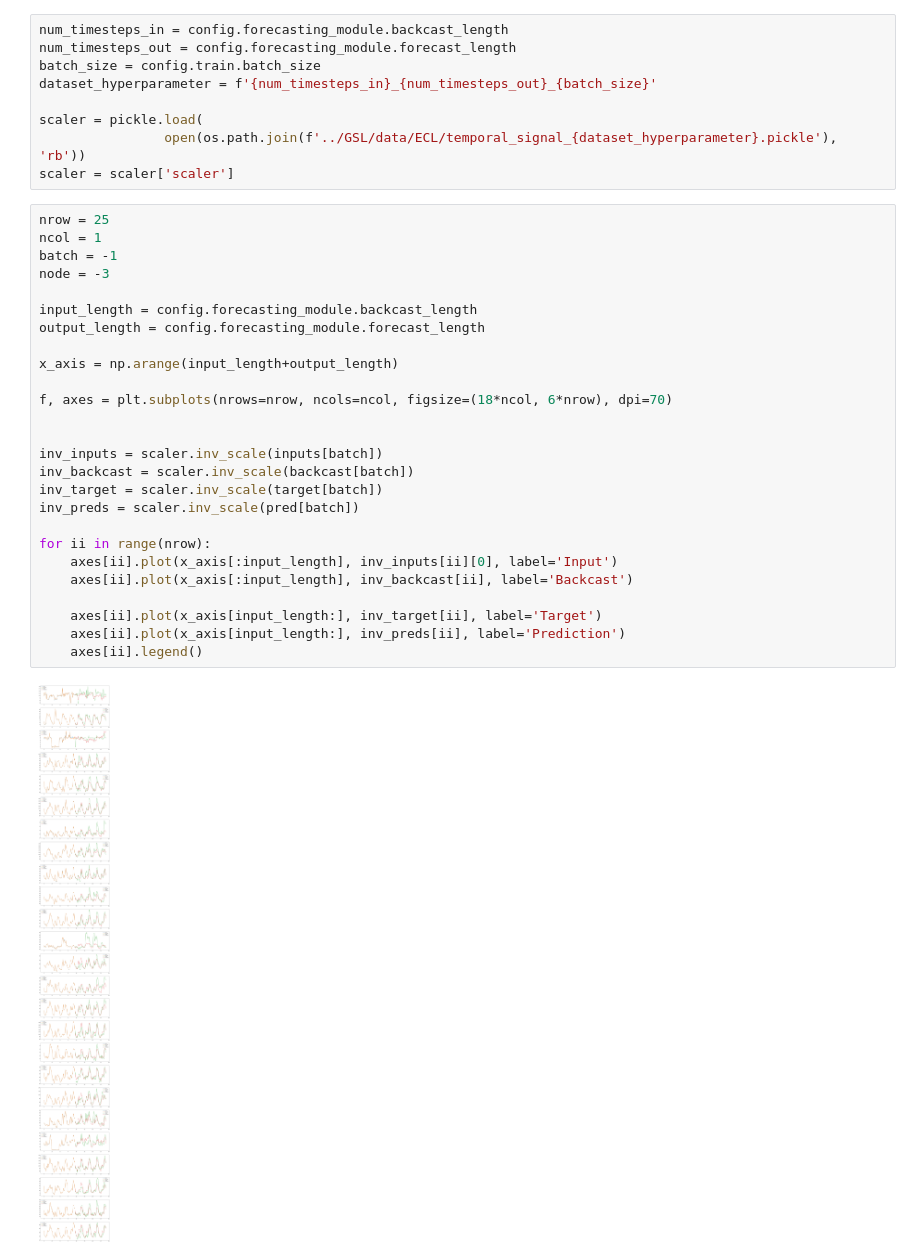
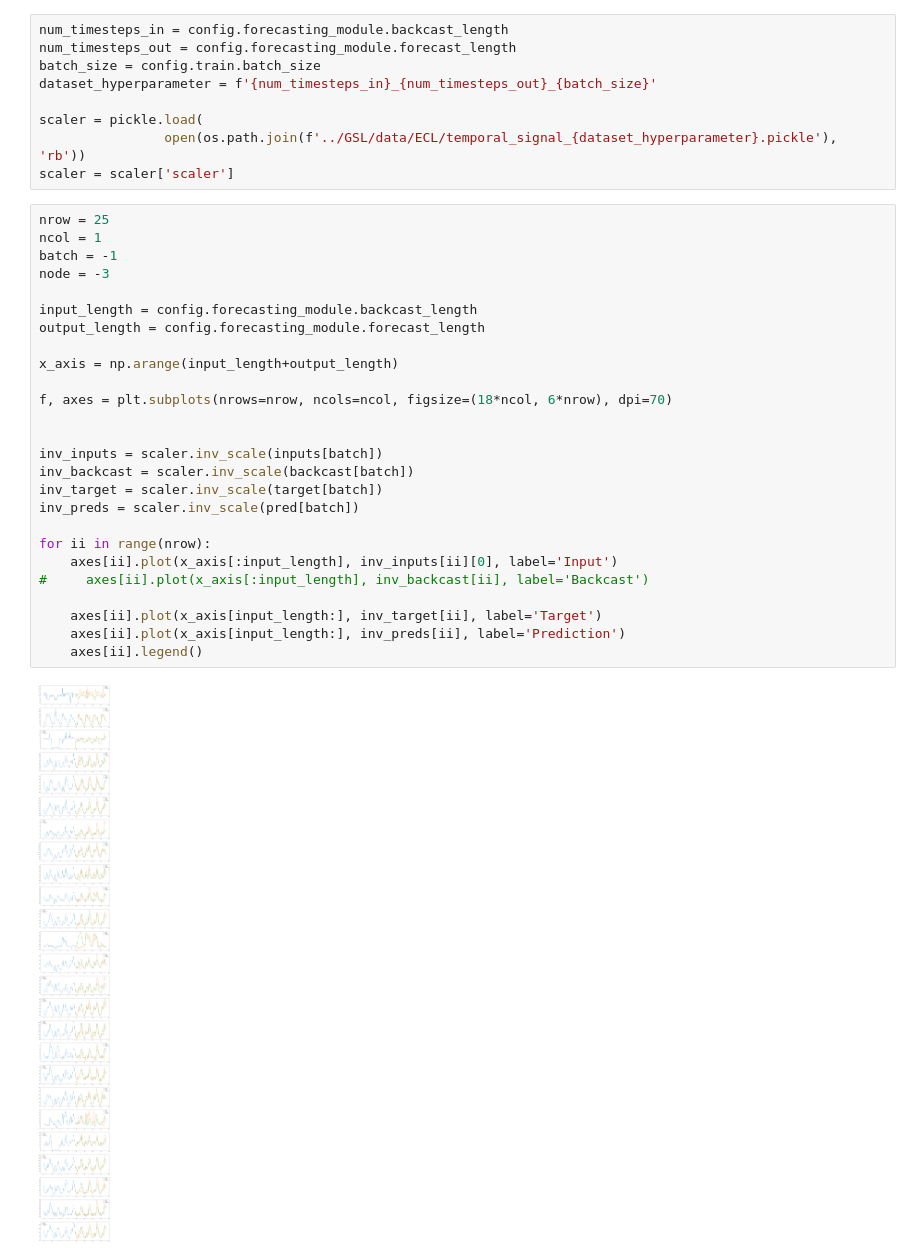
Before and after one commit to Kim-Ju-Hyeon/GSL, a Jupyter notebook: Jupyter Notebook/ECL_Result_Visualization.ipynb, the cells around one changed output. Saved outputs shown, nothing was run; the diff lists cells and outputs as text.

```diff
--- a/Jupyter Notebook/ECL_Result_Visualization.ipynb
+++ b/Jupyter Notebook/ECL_Result_Visualization.ipynb
@@ -98,31 +100,31 @@ scaler = scaler['scaler']
 # %%
 nrow = 25
 ncol = 1
 batch = -1
 node = -3
 
 input_length = config.forecasting_module.backcast_length
 output_length = config.forecasting_module.forecast_length
 
 x_axis = np.arange(input_length+output_length)
 
 f, axes = plt.subplots(nrows=nrow, ncols=ncol, figsize=(18*ncol, 6*nrow), dpi=70)
 
 
 inv_inputs = scaler.inv_scale(inputs[batch])
 inv_backcast = scaler.inv_scale(backcast[batch])
 inv_target = scaler.inv_scale(target[batch])
 inv_preds = scaler.inv_scale(pred[batch])
 
 for ii in range(nrow):
     axes[ii].plot(x_axis[:input_length], inv_inputs[ii][0], label='Input')
-    axes[ii].plot(x_axis[:input_length], inv_backcast[ii], label='Backcast')
+#     axes[ii].plot(x_axis[:input_length], inv_backcast[ii], label='Backcast')
 
     axes[ii].plot(x_axis[input_length:], inv_target[ii], label='Target')
     axes[ii].plot(x_axis[input_length:], inv_preds[ii], label='Prediction')
     axes[ii].legend()
 # %% [output]
-[figure, old version]
+[figure, new version]
 # %%
 node = -2
 
```
Also changed, not shown: parts of 11 cells of this notebook, 1 other file.
